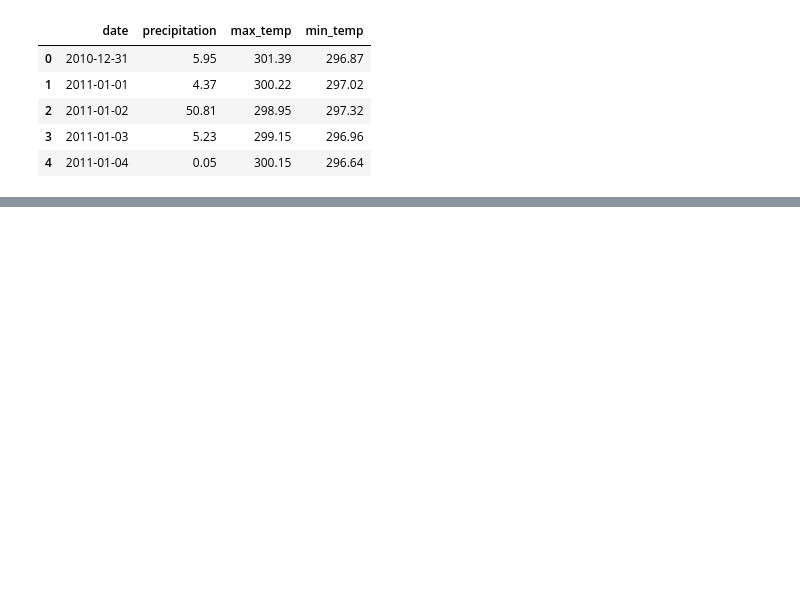
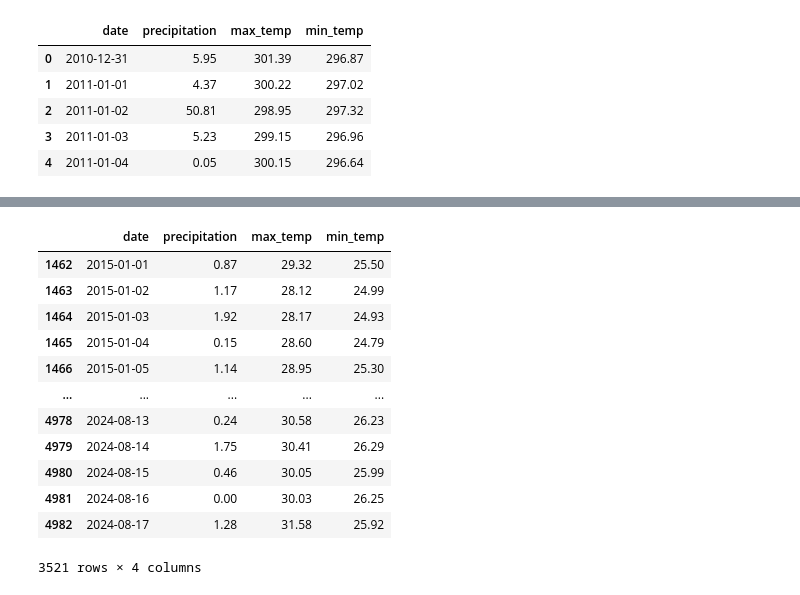
Before and after one commit to Iloilo-Dengue-Watch/Iloilo-Dengue-Watch, a Jupyter notebook: eda_notebook.ipynb, the cells around one changed output, grey strips where cells are left out. Saved outputs shown, nothing was run; the diff lists cells and outputs as text; code cells hidden in the pictures; blank space fills up the shorter version.

```diff
--- a/eda_notebook.ipynb
+++ b/eda_notebook.ipynb
@@ -227 +255,17 @@ df_weather_summary.head()
+# %%
+df_weather_summary[df_weather_summary['date'] >= "2015-01-01"]
+# %% [output]
+|  | date | precipitation | max_temp | min_temp |
+| 1462 | 2015-01-01 | 0.87 | 29.32 | 25.50 |
+| 1463 | 2015-01-02 | 1.17 | 28.12 | 24.99 |
+| 1464 | 2015-01-03 | 1.92 | 28.17 | 24.93 |
+| 1465 | 2015-01-04 | 0.15 | 28.60 | 24.79 |
+| 1466 | 2015-01-05 | 1.14 | 28.95 | 25.30 |
+| ... | ... | ... | ... | ... |
+| 4978 | 2024-08-13 | 0.24 | 30.58 | 26.23 |
+| 4979 | 2024-08-14 | 1.75 | 30.41 | 26.29 |
+| 4980 | 2024-08-15 | 0.46 | 30.05 | 25.99 |
+| 4981 | 2024-08-16 | 0.00 | 30.03 | 26.25 |
+| 4982 | 2024-08-17 | 1.28 | 31.58 | 25.92 |
+3521 rows × 4 columns
 # %%
```
Also changed, not shown: parts of 6 cells of this notebook, 2 other files.
